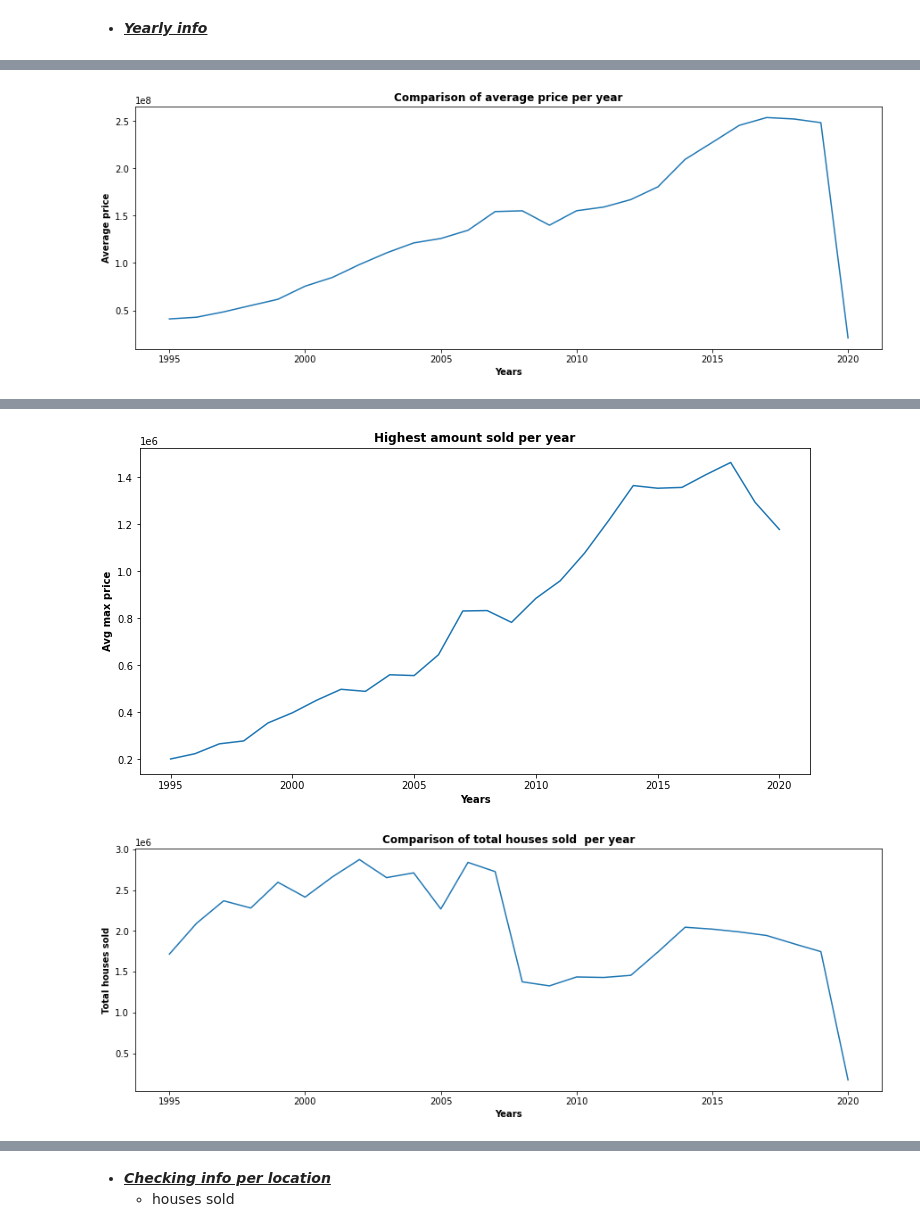
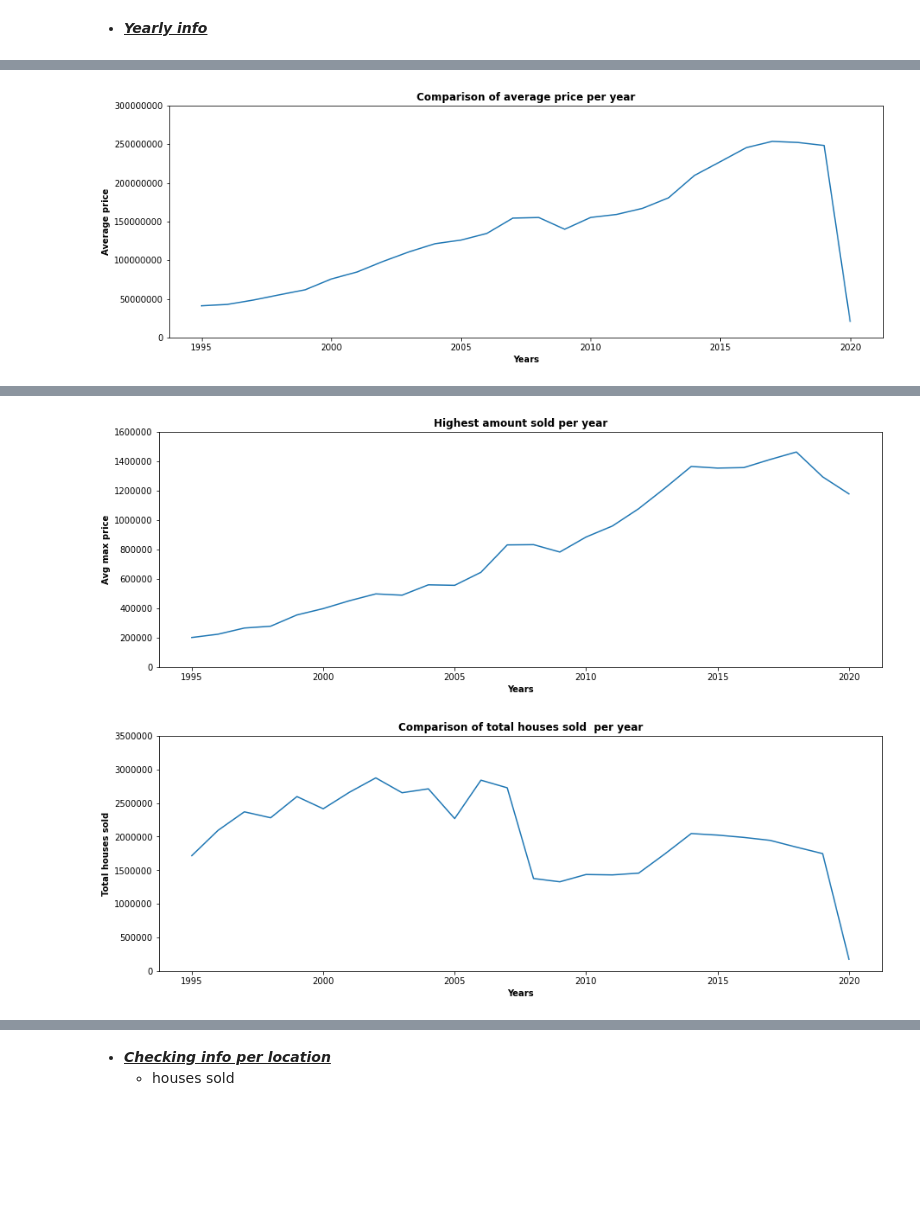
Before and after one commit to captin01/Data_Analysis, a Jupyter notebook: London_Housing/LND_Housing.ipynb, the cells around one changed output, grey strips where cells are left out. Cells and saved outputs as stored; diff of their text form; code cells hidden in the pictures; blank space fills up the shorter version.

```diff
--- a/London_Housing/LND_Housing.ipynb
+++ b/London_Housing/LND_Housing.ipynb
@@ -206,0 +209,3 @@ Name: year, Length: 13549, dtype: int64
+# %%
+hs_data['month'] = hs_data.date.dt.month
+hs_data['month']
@@ -230,14 +248,15 @@ Name: average_price, dtype: int64
 # %%
 #Average prices per year
 plt.figure(figsize = (15,5))
 plt.plot(total_avg_year.index,
          total_avg_year.values)
 plt.ylabel('Average price', fontweight = 'bold')
 plt.xlabel('Years', fontweight = 'bold')
+plt.yticks(ticks=plt.yticks()[0], labels=plt.yticks()[0].astype(int))
 plt.title('Comparison of average price per year', fontsize = 12, fontweight = 'bold')
 plt.show()
 # %% [output]
-[figure, old version]
+[figure, new version]
 # %%
 #Highest house price sold per year
 avg_max_year_price = hs_data.groupby('year').average_price.max()
@@ -262,15 +281,16 @@ year
 Name: average_price, dtype: int64
 # %%
 #Plotting line graph to picture difference in price over the years.
-plt.figure(figsize = (12,6))
+plt.figure(figsize = (15,5))
 plt.plot(avg_max_year_price.index,
          avg_max_year_price.values)
 plt.ylabel('Avg max price', fontweight = 'bold')
 plt.xlabel('Years', fontweight = 'bold')
+plt.yticks(ticks=plt.yticks()[0], labels=plt.yticks()[0].astype(int))
 plt.title('Highest amount sold per year', fontsize = 12, fontweight = 'bold')
 plt.show()
 # %% [output]
-[figure, old version]
+[figure, new version]
 # %%
 #Total houses sold per year
 total_hs_sold = hs_data.groupby('year')['houses_sold'].sum()
@@ -280,10 +300,11 @@ plt.plot(total_hs_sold.index,
          total_hs_sold.values)
 plt.ylabel('Total houses sold', fontweight = 'bold')
 plt.xlabel('Years', fontweight = 'bold')
+plt.yticks(ticks=plt.yticks()[0], labels=plt.yticks()[0].astype(int))
 plt.title('Comparison of total houses sold  per year', fontsize = 12, fontweight = 'bold')
 plt.show()
 # %% [output]
-[figure, old version]
+[figure, new version]
 # %%
 #checking on 2020 info due to low values generated
 hs_data[hs_data['year'] == 2020]
```
Also changed, not shown: parts of 23 cells of this notebook.
